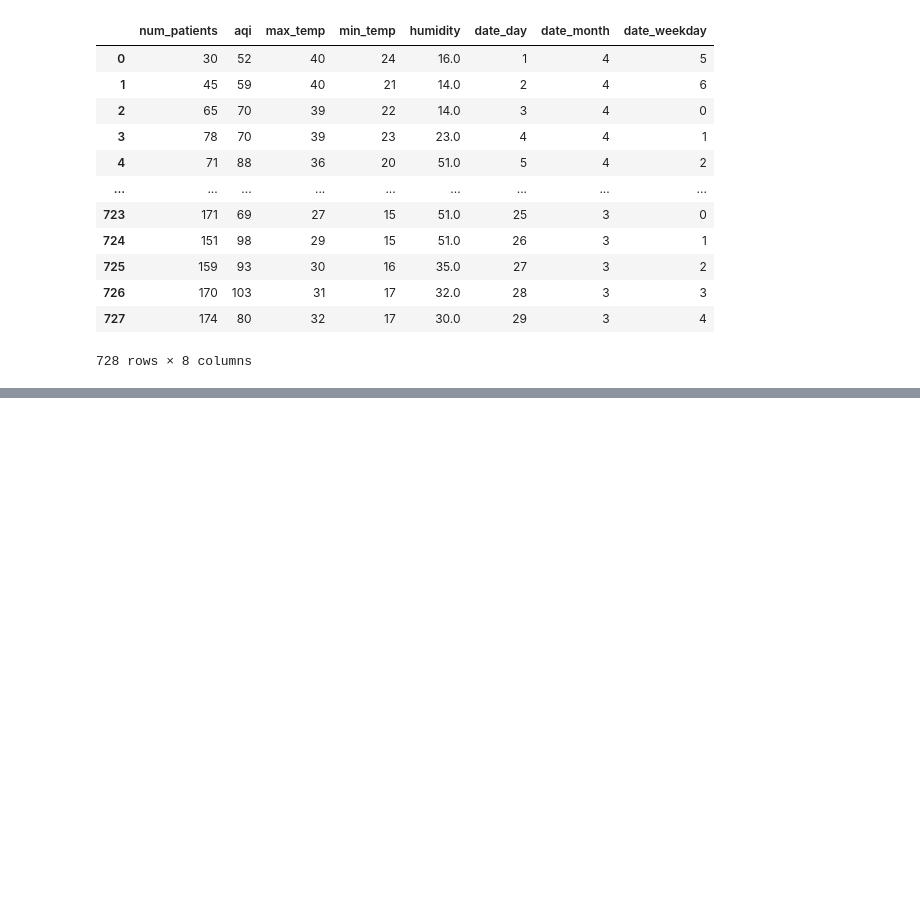
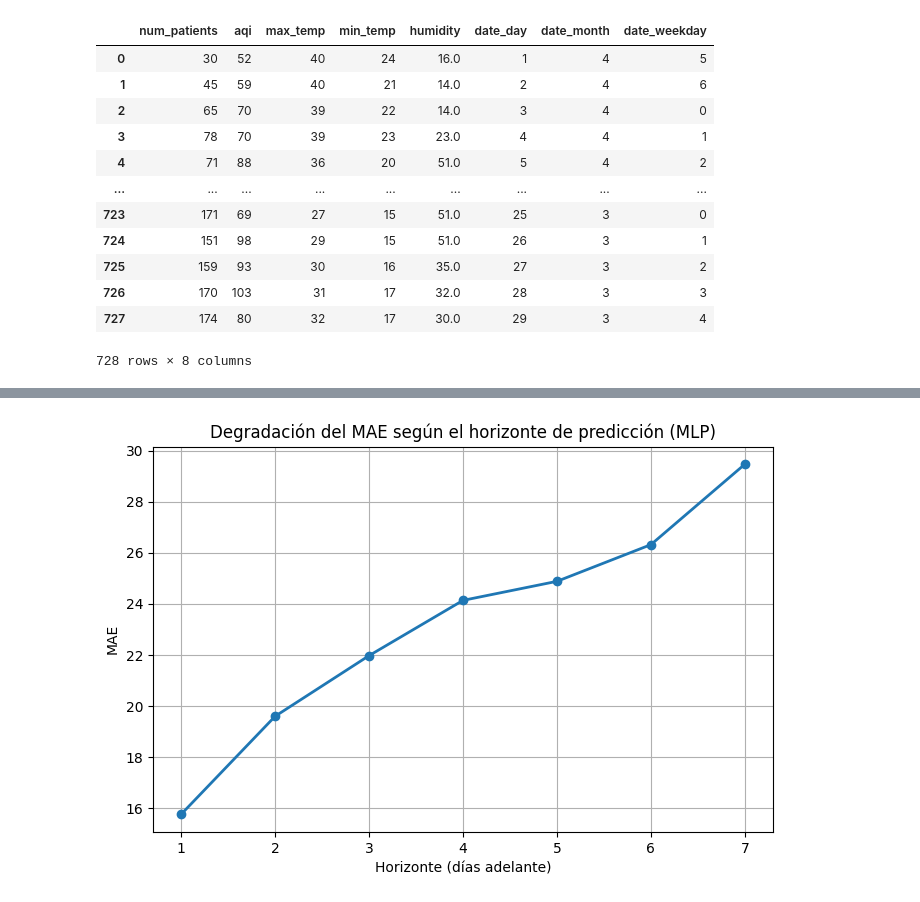
Before and after one commit to FaustoGabini/hospital-bed-prediction, a Jupyter notebook: 03_MLP.ipynb, the cells around one changed output, grey strips where cells are left out. Saved outputs shown, nothing was run; the diff lists cells and outputs as text; code cells hidden in the pictures; blank space fills up the shorter version.

Commit message:
Modifica el MLP para hacer predicciones desde 1 a 7 dias hacia adelante y vemos como baja el MAE

```diff
--- a/03_MLP.ipynb
+++ b/03_MLP.ipynb
@@ -365,0 +361,86 @@ plt.show()
+# %%
+import numpy as np
+import pandas as pd
+import matplotlib.pyplot as plt
+from sklearn.neural_network import MLPRegressor
+from sklearn.preprocessing import MinMaxScaler
+from sklearn.metrics import mean_absolute_error
+
+# ======================================================
+# 1) Cargar dataset y extraer la serie y
+# ======================================================
+df = pd.read_csv('./data/daily_hospitalized_patients.csv', parse_dates=['date'])
+df = df.sort_values('date')
+
+# Serie objetivo
+y = df['num_patients'].values.reshape(-1, 1)
+
+# Escalador
+scaler = MinMaxScaler()
+y_scaled = scaler.fit_transform(y).flatten()
+
+# Cantidad de lags
+N_LAGS = 7
+
+# ======================================================
+# 2) Función para crear dataset para un horizonte h
+# ======================================================
+def crear_dataset_horizonte(series, n_lags, horizon):
+    X, Y = [], []
+    for i in range(n_lags, len(series) - horizon):
+        X.append(series[i-n_lags:i])
+        Y.append(series[i + horizon])
+    return np.array(X), np.array(Y)
+
+# ======================================================
+# 3) Entrenar modelo por horizonte (1..7)
+# ======================================================
+horizontes = range(1, 8)  # h = 1 a 7 días adelante
+mae_por_h = []
+modelos = {}
+
+for h in horizontes:
+    # Crear dataset para este horizonte
+    X, Y = crear_dataset_horizonte(y_scaled, N_LAGS, h)
+
+    # Split 80/20
+    split = int(len(X) * 0.8)
+    X_train, X_test = X[:split], X[split:]
+    Y_train, Y_test = Y[:split], Y[split:]
+
+    # Modelo MLP
+    mlp = MLPRegressor(
+        hidden_layer_sizes=(64, 64),
+        activation='relu',
+        solver='adam',
+        max_iter=600,
+        random_state=42
+    )
+
+    mlp.fit(X_train, Y_train)
+    modelos[h] = mlp
+
+    # Predicción
+    Y_pred = mlp.predict(X_test)
+
+    # Invertir escala para evaluar
+    Y_test_inv = scaler.inverse_transform(Y_test.reshape(-1, 1)).flatten()
+    Y_pred_inv = scaler.inverse_transform(Y_pred.reshape(-1, 1)).flatten()
+
+    # MAE
+    mae = mean_absolute_error(Y_test_inv, Y_pred_inv)
+    mae_por_h.append(mae)
+
+    print(f"Horizonte {h} días → MAE = {mae:.3f}")
+
+# ======================================================
+# 4) Gráfico: degradación del error con el horizonte
+# ======================================================
+plt.figure(figsize=(8,5))
+plt.plot(list(horizontes), mae_por_h, marker='o', linewidth=2)
+plt.title("Degradación del MAE según el horizonte de predicción (MLP)")
+plt.xlabel("Horizonte (días adelante)")
+plt.ylabel("MAE")
+plt.grid(True)
+plt.show()
+# %% [output]
@@ -365,0 +454 @@ plt.show()
+[figure, added]
```
Also changed, not shown: parts of 12 cells of this notebook.
